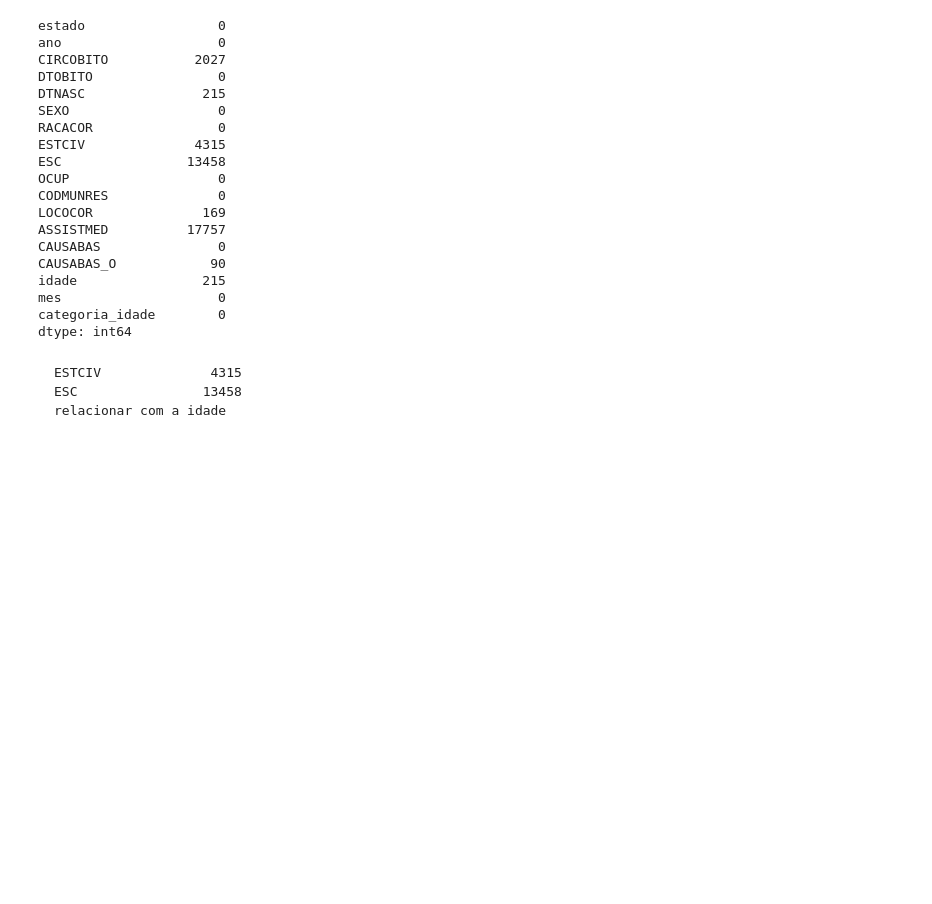
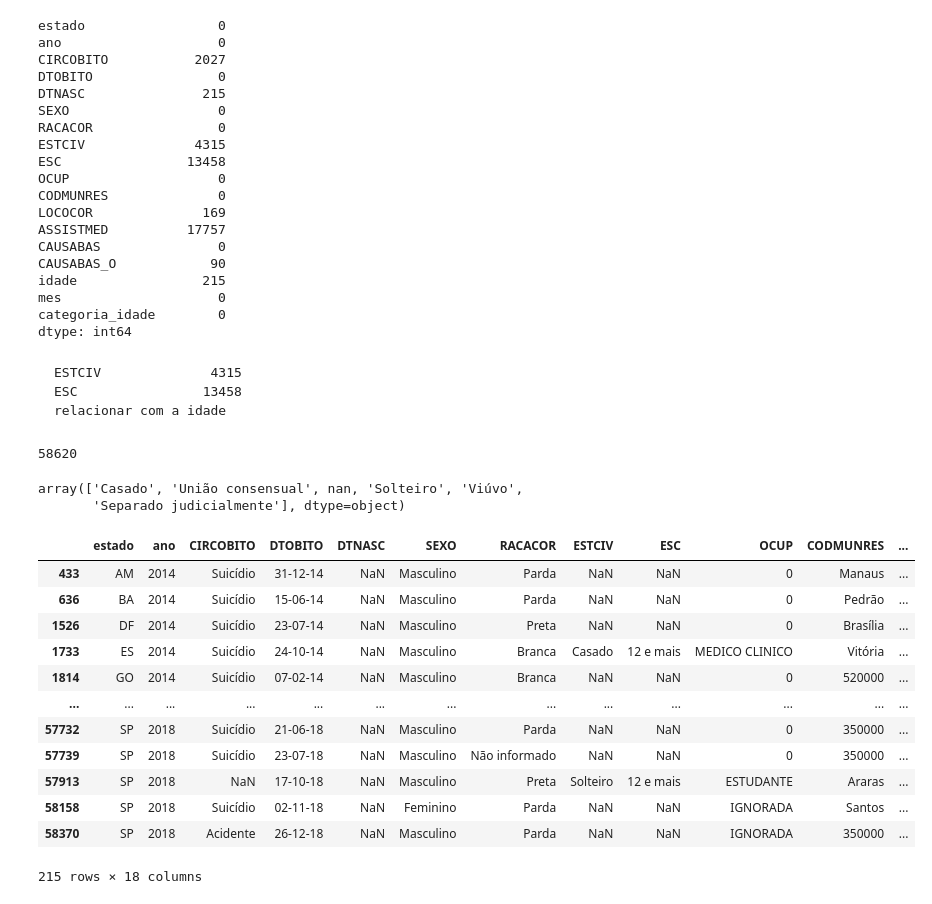
Before and after one commit to vitor1209/AnalisaAI, a Jupyter notebook: SaudeJovem/main.ipynb, the cells around one changed output. Drawn from its saved outputs; the diff is of its cells as text; code cells hidden in the pictures; blank space fills up the shorter version.

```diff
--- a/SaudeJovem/main.ipynb
+++ b/SaudeJovem/main.ipynb
@@ -277,3 +283,28 @@ dtype: int64
     ESTCIV              4315
     ESC                13458
     relacionar com a idade
+# %%
+bd.shape[0]
+# %% [output]
+58620
+# %%
+bd.ESTCIV.unique()
+# %% [output]
+array(['Casado', 'União consensual', nan, 'Solteiro', 'Viúvo',
+       'Separado judicialmente'], dtype=object)
+# %%
+bd[bd['idade'].isnull()]
+# %% [output]
+|  | estado | ano | CIRCOBITO | DTOBITO | DTNASC | SEXO | RACACOR | ESTCIV | ESC | OCUP | CODMUNRES | ... |
+| 433 | AM | 2014 | Suicídio | 31-12-14 | NaN | Masculino | Parda | NaN | NaN | 0 | Manaus | ... |
+| 636 | BA | 2014 | Suicídio | 15-06-14 | NaN | Masculino | Parda | NaN | NaN | 0 | Pedrão | ... |
+| 1526 | DF | 2014 | Suicídio | 23-07-14 | NaN | Masculino | Preta | NaN | NaN | 0 | Brasília | ... |
+| 1733 | ES | 2014 | Suicídio | 24-10-14 | NaN | Masculino | Branca | Casado | 12 e mais | MEDICO CLINICO | Vitória | ... |
+| 1814 | GO | 2014 | Suicídio | 07-02-14 | NaN | Masculino | Branca | NaN | NaN | 0 | 520000 | ... |
+| ... | ... | ... | ... | ... | ... | ... | ... | ... | ... | ... | ... | ... |
+| 57732 | SP | 2018 | Suicídio | 21-06-18 | NaN | Masculino | Parda | NaN | NaN | 0 | 350000 | ... |
+| 57739 | SP | 2018 | Suicídio | 23-07-18 | NaN | Masculino | Não informado | NaN | NaN | 0 | 350000 | ... |
+| 57913 | SP | 2018 | NaN | 17-10-18 | NaN | Masculino | Preta | Solteiro | 12 e mais | ESTUDANTE | Araras | ... |
+| 58158 | SP | 2018 | Suicídio | 02-11-18 | NaN | Feminino | Parda | NaN | NaN | IGNORADA | Santos | ... |
+| 58370 | SP | 2018 | Acidente | 26-12-18 | NaN | Masculino | Parda | NaN | NaN | IGNORADA | 350000 | ... |
+215 rows × 18 columns
```
Also changed, not shown: parts of 9 cells of this notebook.
